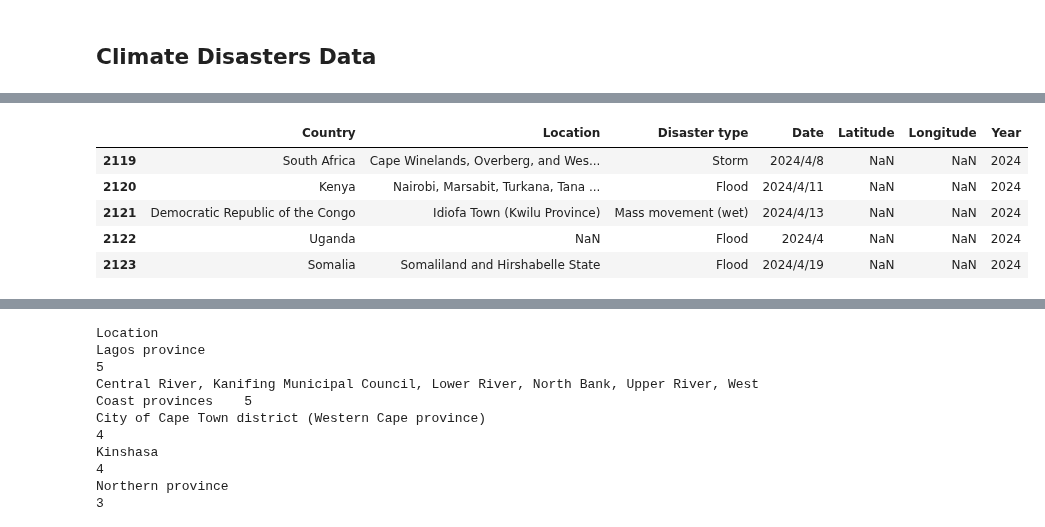
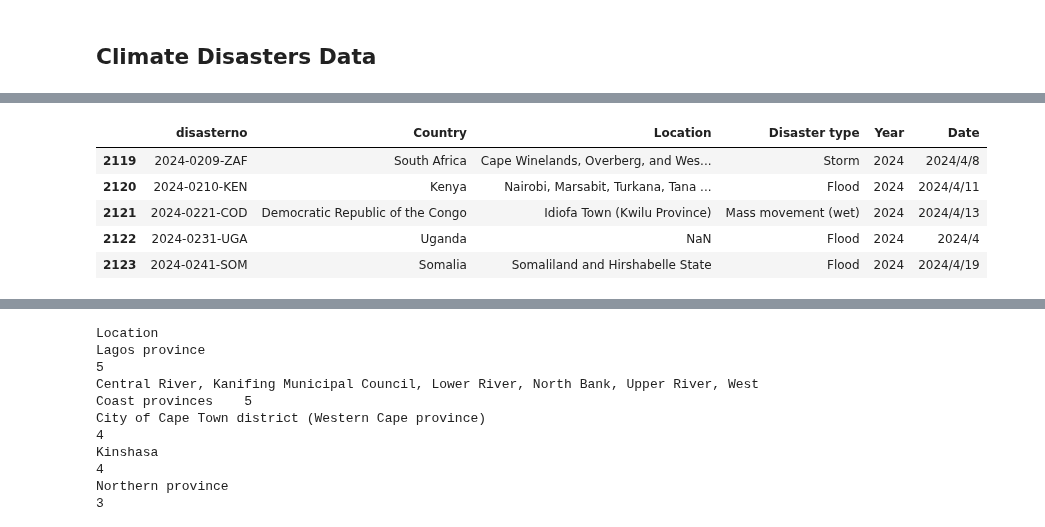
Before and after one commit to 0xpix/CERI-Project, a Jupyter notebook: notebooks/EDA.ipynb, the cells around one changed output, grey strips where cells are left out. Drawn from its saved outputs; the diff is of its cells as text; code cells hidden in the pictures.

Commit message:
Merge two datasets - Disasters date solved

```diff
--- a/notebooks/EDA.ipynb
+++ b/notebooks/EDA.ipynb
@@ -153,19 +152,19 @@ cols=['Start Year', 'Start Month', 'Start Day'] # columns with year month and da
 Climate_raw_data['Date'] = Climate_raw_data[cols].apply(lambda x: '/'.join([str(int(val)) for val in x if not pd.isnull(val)]), axis=1)
 # %%
 # Array of the relevent columns
-columns = ['Country', 'Location', 'Disaster Type',
-           'Date', 'Latitude', 'Longitude', 'Start Year']
+columns = ['DisNo.', 'Country', 'Location', 'Disaster Type',
+            'Start Year', 'Date']
 
 # Create the data with the relevent columns
 climate_data_with_selected_columns = Climate_raw_data[columns]
 
 # Rename only the start Year column
-climate_data_with_selected_columns.columns = ['Country', 'Location', 'Disaster type', 'Date', 'Latitude', 'Longitude', 'Year']
+climate_data_with_selected_columns.columns = ['disasterno', 'Country', 'Location', 'Disaster type', 'Year', 'Date']
 climate_data_with_selected_columns.tail()
 # %% [output]
-|  | Country | Location | Disaster type | Date | Latitude | Longitude | Year |
-| 2119 | South Africa | Cape Winelands, Overberg, and Wes... | Storm | 2024/4/8 | NaN | NaN | 2024 |
-| 2120 | Kenya | Nairobi, Marsabit, Turkana, Tana ... | Flood | 2024/4/11 | NaN | NaN | 2024 |
-| 2121 | Democratic Republic of the Congo | Idiofa Town (Kwilu Province) | Mass movement (wet) | 2024/4/13 | NaN | NaN | 2024 |
-| 2122 | Uganda | NaN | Flood | 2024/4 | NaN | NaN | 2024 |
-| 2123 | Somalia | Somaliland and Hirshabelle State | Flood | 2024/4/19 | NaN | NaN | 2024 |
+|  | disasterno | Country | Location | Disaster type | Year | Date |
+| 2119 | 2024-0209-ZAF | South Africa | Cape Winelands, Overberg, and Wes... | Storm | 2024 | 2024/4/8 |
+| 2120 | 2024-0210-KEN | Kenya | Nairobi, Marsabit, Turkana, Tana ... | Flood | 2024 | 2024/4/11 |
+| 2121 | 2024-0221-COD | Democratic Republic of the Congo | Idiofa Town (Kwilu Province) | Mass movement (wet) | 2024 | 2024/4/13 |
+| 2122 | 2024-0231-UGA | Uganda | NaN | Flood | 2024 | 2024/4 |
+| 2123 | 2024-0241-SOM | Somalia | Somaliland and Hirshabelle State | Flood | 2024 | 2024/4/19 |
```
Also changed, not shown: parts of 29 cells of this notebook.
